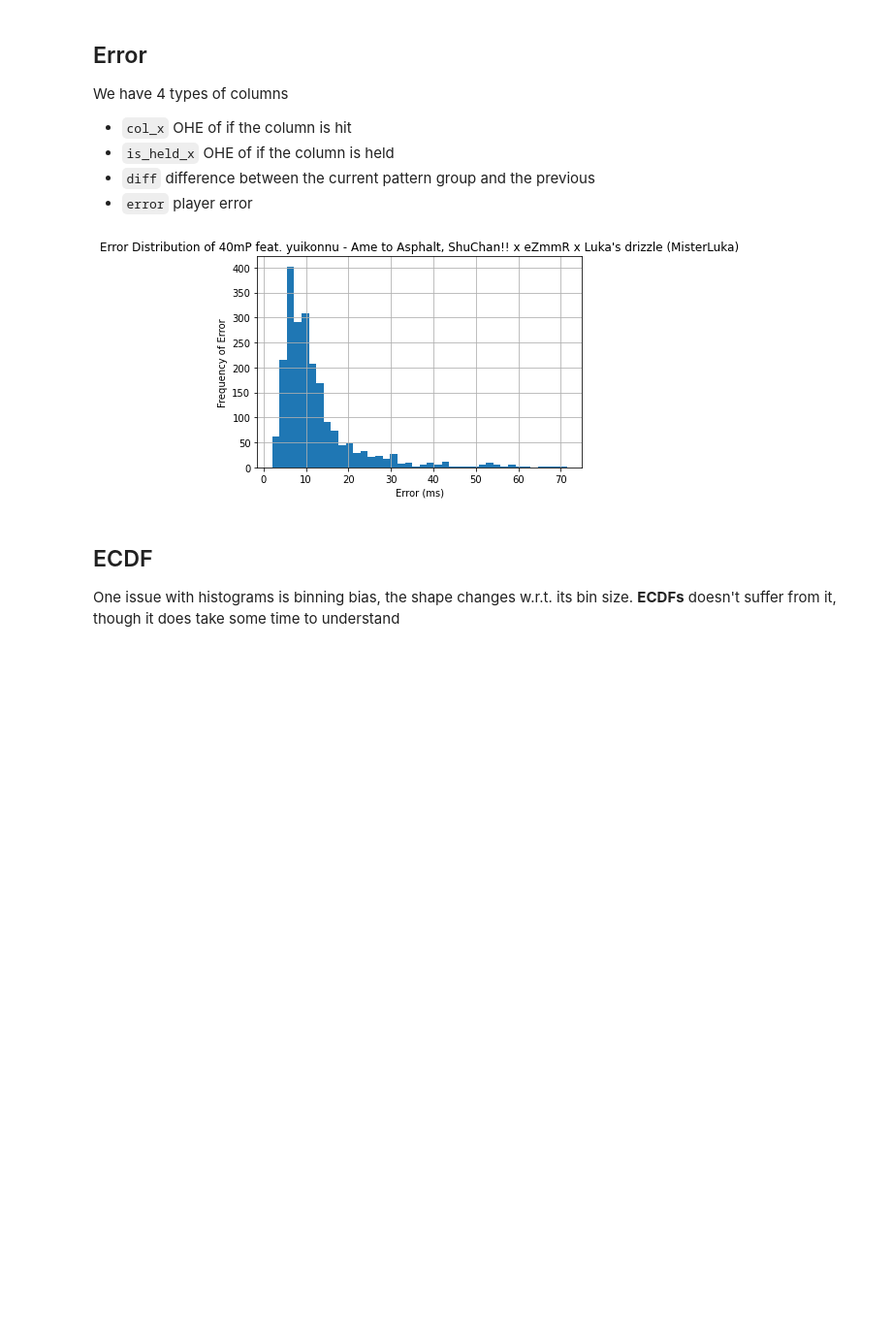
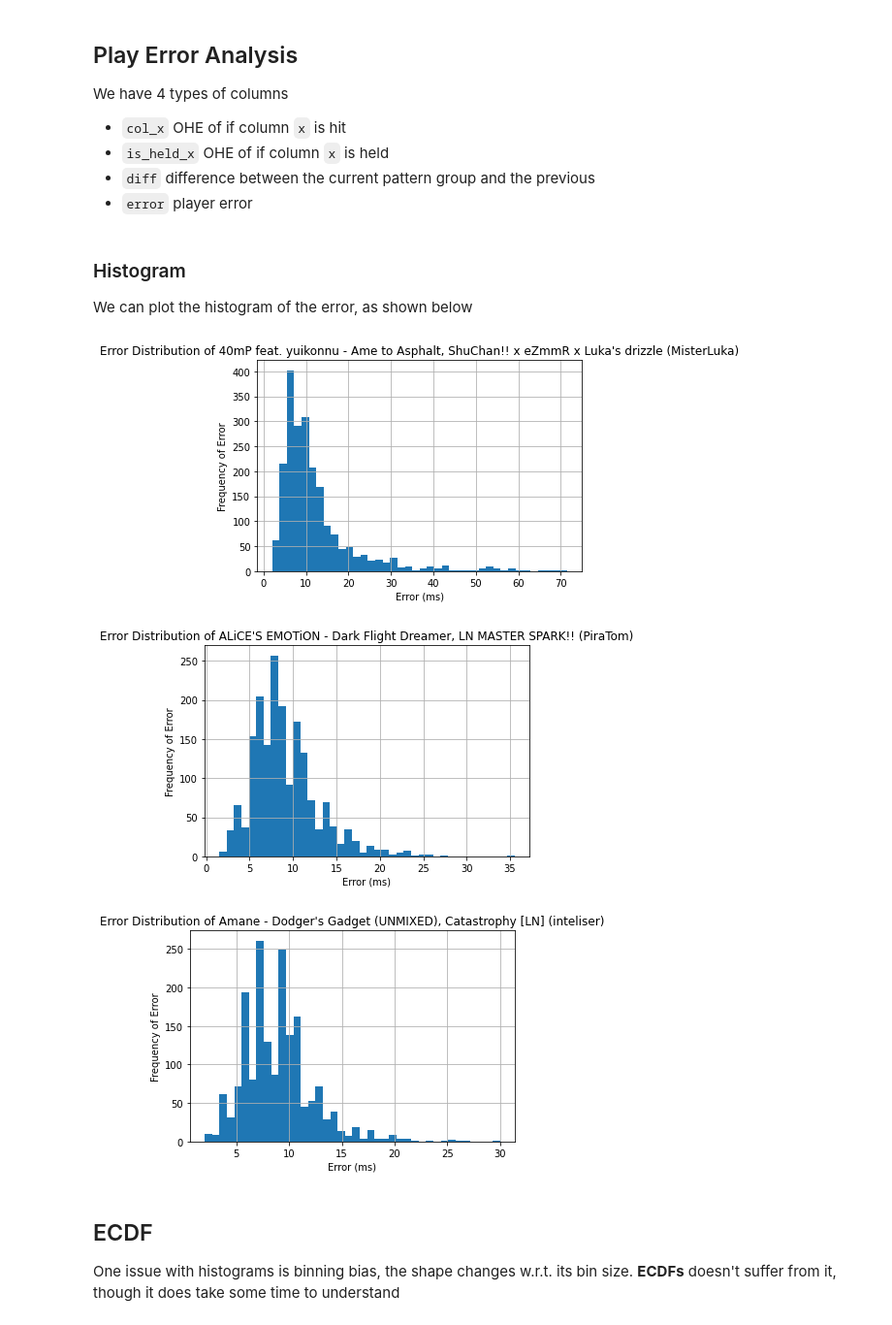
Before and after one commit to Eve-ning/opal, a Jupyter notebook: opal/nbs/map_diff_w_replay_error.ipynb, the cells around one changed output. Shown: that part at 97% size. Saved outputs shown, nothing was run; the diff lists cells and outputs as text; code cells hidden in the pictures; blank space fills up the shorter version.

```diff
--- a/opal/nbs/preprocess.ipynb
+++ b/opal/nbs/map_diff_w_replay_error.ipynb
@@ -33,13 +0,0 @@ We can yield the maps via `load_maps`
-# %%
-from opal.utils import load_maps
-
-loader = load_maps()
-df, osu = next(loader)
-df2, osu2 = next(loader)
-df3, osu3 = next(loader)
-meta = osu.metadata(False)
-meta2 = osu2.metadata(False)
-meta3 = osu3.metadata(False)
-dfs = [df, df2, df3]
-osus = [osu, osu2, osu3]
-metas = [meta, meta2, meta3]
@@ -52,19 +9,39 @@ We have the replay error `df` & osu! map `osu`
+# %%
+from opal.utils import load_maps as _load_maps
+
+
+def load_maps(n: int = None, cache_reset: bool = False, separate_tails: bool = False):
+    if separate_tails:
+        for df, df_t, osu in _load_maps(n=n, cache_reset=cache_reset, separate_tails=True):
+            yield df, df_t, osu, osu.metadata(False)
+    else:
+        for df, osu in _load_maps(n=n, cache_reset=cache_reset, separate_tails=False):
+            yield df, osu, osu.metadata(False)
 # %% [markdown]
-## Error
+## Play Error Analysis
 
 We have 4 types of columns
 
-- `col_x` OHE of if the column is hit
-- `is_held_x` OHE of if the column is held
+- `col_x` OHE of if column `x` is hit
+- `is_held_x` OHE of if column `x` is held
 - `diff` difference between the current pattern group and the previous
 - `error` player error
+# %% [markdown]
+### Histogram
+
+We can plot the histogram of the error, as shown below
 # %%
-df[['error']].hist(bins=40)
-plt.xlabel("Error (ms)")
-plt.ylabel("Frequency of Error")
-_ = plt.title(f"Error Distribution of {meta}")
+from matplotlib import pyplot as plt
+
+for df, osu, meta in load_maps(3):
+    df[['error']].hist(bins=40)
+    plt.xlabel("Error (ms)")
+    plt.ylabel("Frequency of Error")
+    _ = plt.title(f"Error Distribution of {meta}")
 # %% [output]
 [figure]
+[figure, added]
+[figure, added]
 # %% [markdown]
 ## ECDF
 
```
Also changed, not shown: parts of 23 cells of this notebook.
